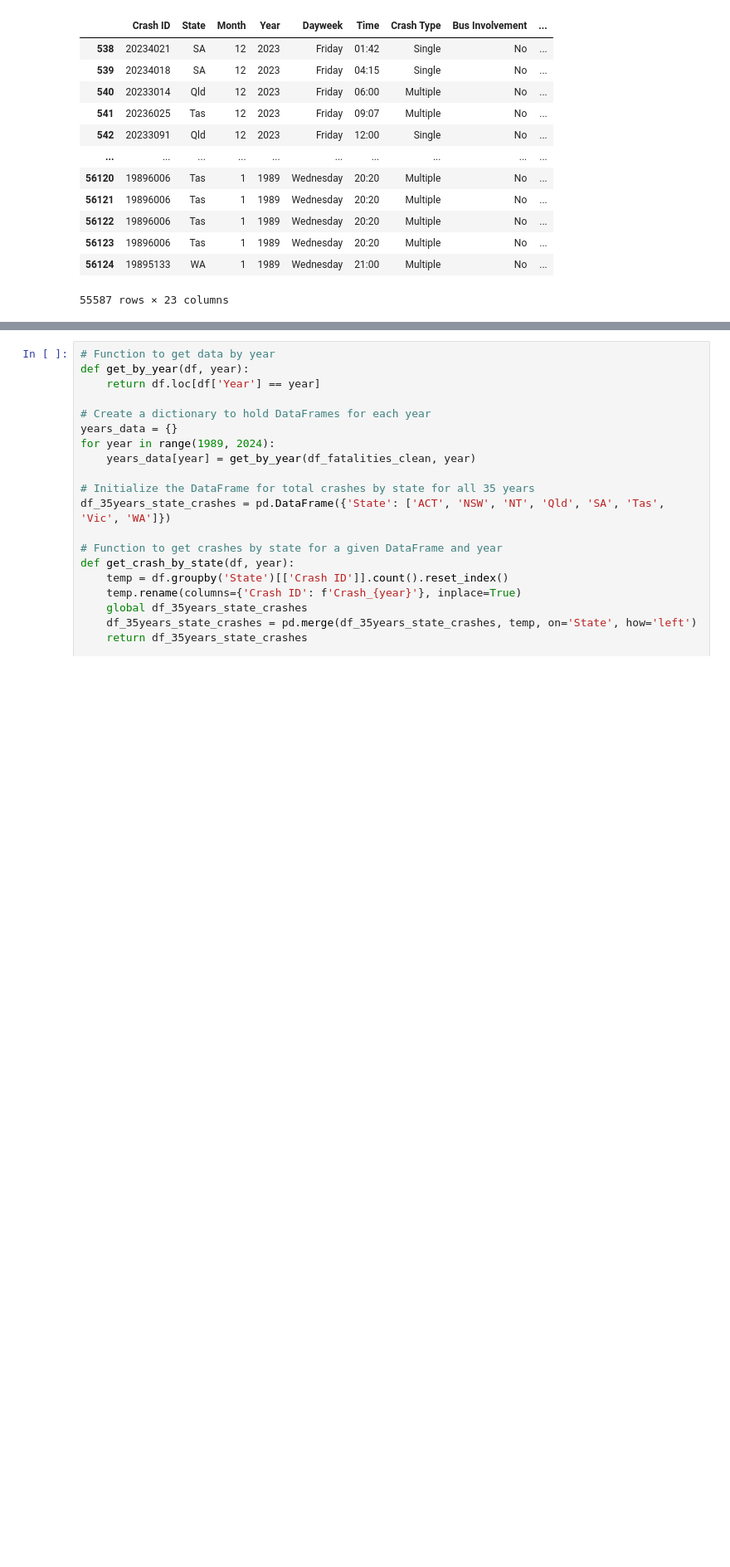
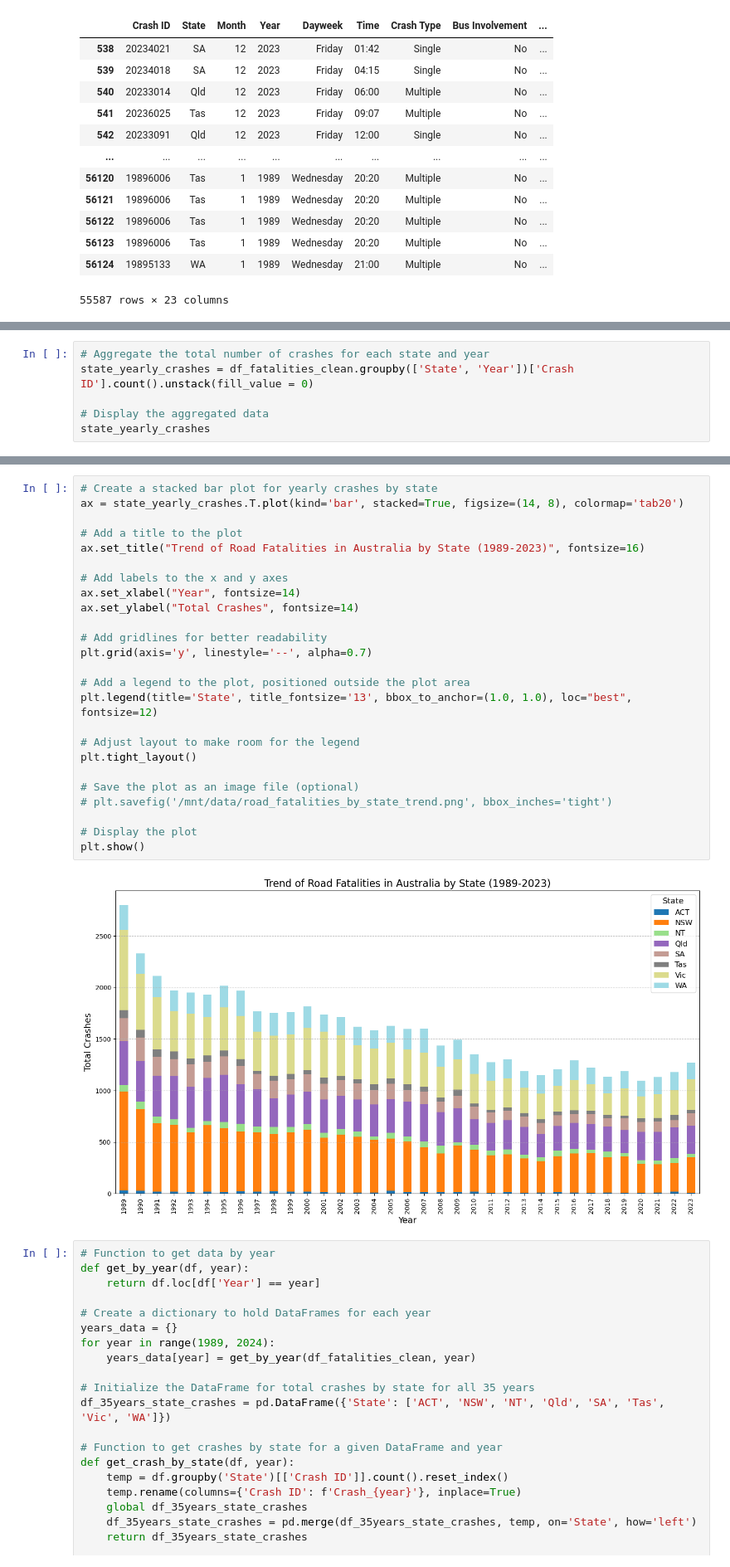
Before and after one commit to Yukitoshi12345/Australia-Road-Fatality, a Jupyter notebook: main.ipynb, the cells around one changed output, grey strips where cells are left out. Shown: that part at 83% size. Saved outputs shown, nothing was run; the diff lists cells and outputs as text; blank space fills up the shorter version.

```diff
--- a/main.ipynb
+++ b/main.ipynb
@@ -49,0 +94,6 @@ df_fatalities_clean
+# %%
+# Aggregate the total number of crashes for each state and year
+state_yearly_crashes = df_fatalities_clean.groupby(['State', 'Year'])['Crash ID'].count().unstack(fill_value = 0)
+
+# Display the aggregated data
+state_yearly_crashes
@@ -50,3 +112,30 @@ df_fatalities_clean
+# %%
+# Create a stacked bar plot for yearly crashes by state
+ax = state_yearly_crashes.T.plot(kind='bar', stacked=True, figsize=(14, 8), colormap='tab20')
+
+# Add a title to the plot
+ax.set_title("Trend of Road Fatalities in Australia by State (1989-2023)", fontsize=16)
+
+# Add labels to the x and y axes
+ax.set_xlabel("Year", fontsize=14)
+ax.set_ylabel("Total Crashes", fontsize=14)
+
+# Add gridlines for better readability
+plt.grid(axis='y', linestyle='--', alpha=0.7)
+
+# Add a legend to the plot, positioned outside the plot area
+plt.legend(title='State', title_fontsize='13', bbox_to_anchor=(1.0, 1.0), loc="best", fontsize=12)
+
+# Adjust layout to make room for the legend
+plt.tight_layout()
+
+# Save the plot as an image file (optional)
+# plt.savefig('/mnt/data/road_fatalities_by_state_trend.png', bbox_inches='tight')
+
+# Display the plot
+plt.show()
+# %% [output]
+[figure, added]
 # %%
 # Function to get data by year
 def get_by_year(df, year):
```
Also changed, not shown: parts of 4 cells of this notebook, 1 other file.
